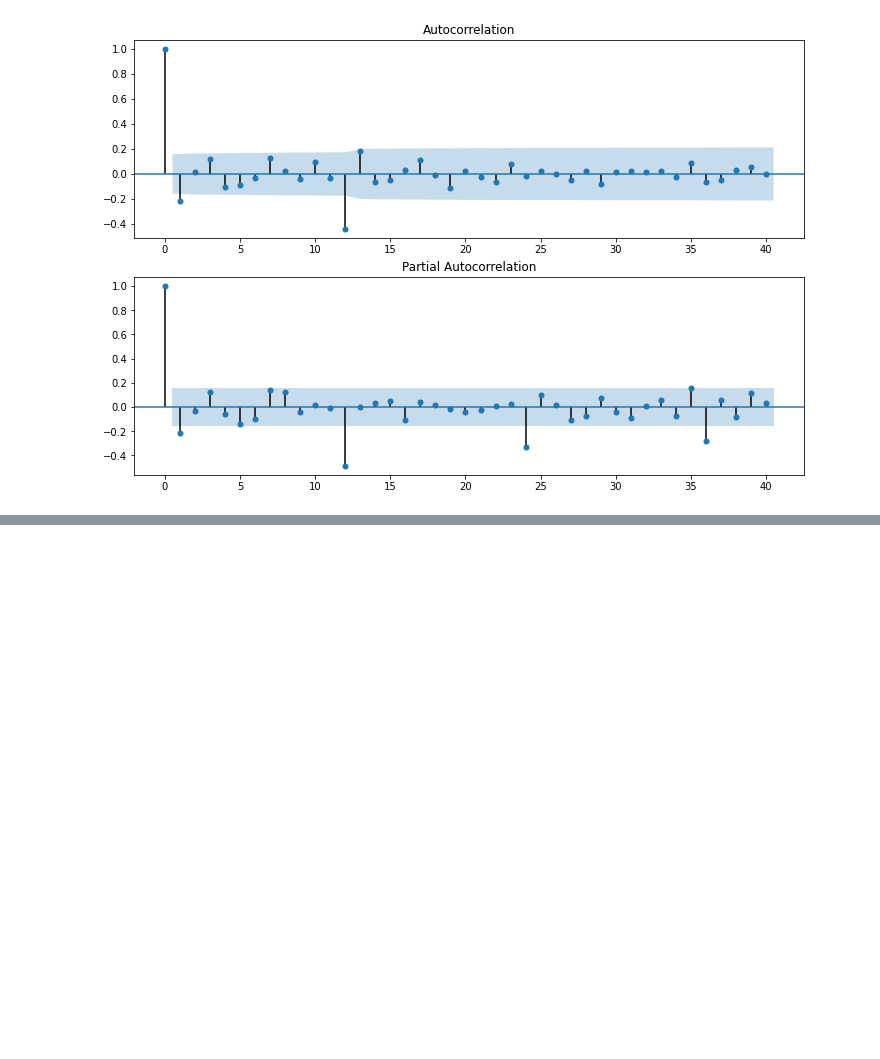
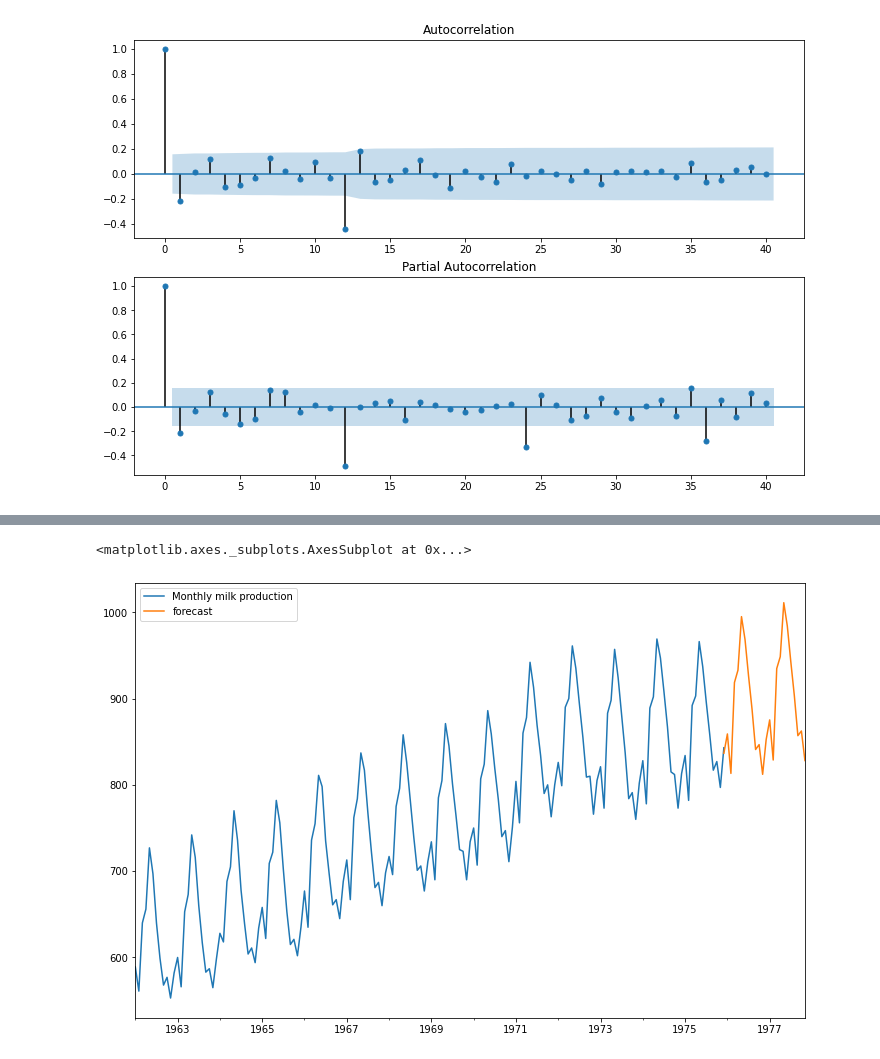
Before and after one commit to Ali-Asgar-Lakdawala/Forcasting, a Jupyter notebook: Monthly_milk_production_forcast.ipynb, the cells around one changed output, grey strips where cells are left out. Drawn from its saved outputs; the diff is of its cells as text; code cells hidden in the pictures; blank space fills up the shorter version.

```diff
--- a/Monthly_milk_production_forcast.ipynb
+++ b/Monthly_milk_production_forcast.ipynb
@@ -102,0 +212,13 @@ fig = plot_pacf(df['Monthly milk production'].iloc[13:],lags=40,ax=ax2)
+# %%
+from pandas.tseries.offsets import DateOffset
+future_dates=[df.index[-1]+ DateOffset(months=x)for x in range(0,24)]
+# %%
+future_datest_df=pd.DataFrame(index=future_dates[1:],columns=df.columns)
+# %%
+future_df=pd.concat([df,future_datest_df])
+# %%
+future_df['forecast']=best_model.predict(start=167,end=190,dynamic=True)
+future_df[['Monthly milk production','forecast']].plot(figsize=(12,8))
+# %% [output]
+<matplotlib.axes._subplots.AxesSubplot at 0x...>
+[figure, added]
```
Also changed, not shown: parts of 12 cells of this notebook.
